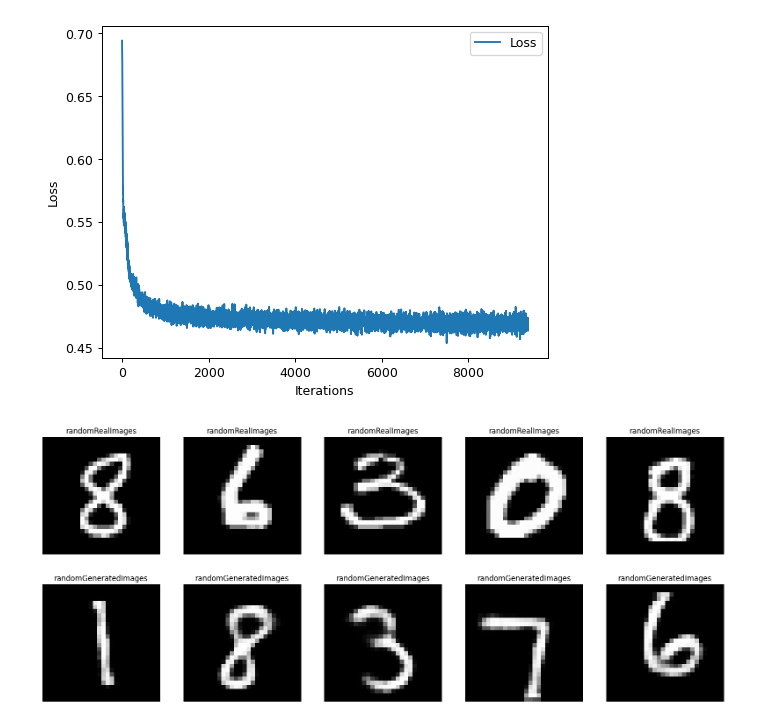
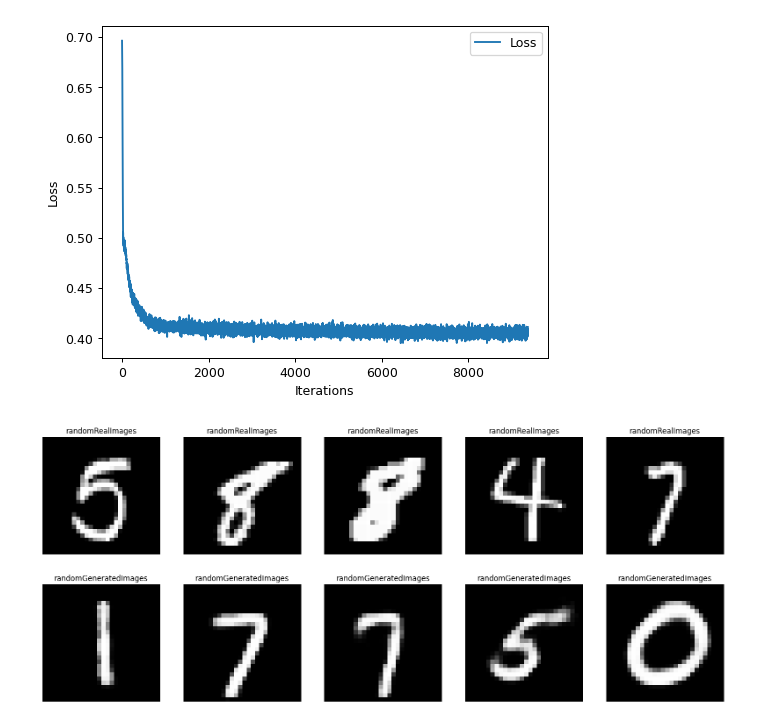
Before and after one commit to Thiago099/mnist-autoencoder-denoiser, a Jupyter notebook: main.ipynb, the cells around one changed output. Cells and saved outputs as stored; diff of their text form; code cells hidden in the pictures.

```diff
--- a/main.ipynb
+++ b/main.ipynb
@@ -194,9 +194,12 @@ for epoch in range(epochs):
         denoiser.optimizer.zero_grad()
 
         encoded = encoder(images)
-        noise = torch.randn_like(encoded) * 0.5
-        predicted = denoiser((encoded+noise)/2)
+        noise = torch.randn_like(encoded) * 0.25
+        dimEncoded = encoded * 0.75
+
+        predicted = denoiser(dimEncoded + noise)
         loss = criterion(predicted, encoded)
+
         loss.backward()
         losses.append(loss.item())
         denoiser.optimizer.step()
@@ -219,4 +222,4 @@ Epoch [10/10], Loss: 0.4636
-[figure, old version]
+[figure, new version]
 # %%
 randomNoise = torch.randn((5, 128), device=device)
 
@@ -233,7 +236,7 @@ with torch.no_grad():
 
     displaySamples(5, randomRealImages=test_images.cpu(), randomGeneratedImages=generatedImages.cpu())
 # %% [output]
-[figure, old version]
+[figure, new version]
 # %%
 denoiser = ModelPersistence.load(Denoiser)
 encoder = ModelPersistence.load(Encoder)
```
Also changed, not shown: parts of 3 cells of this notebook.
